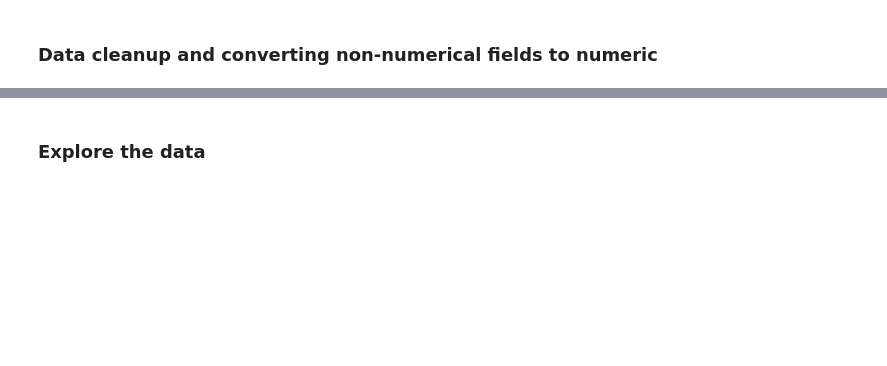
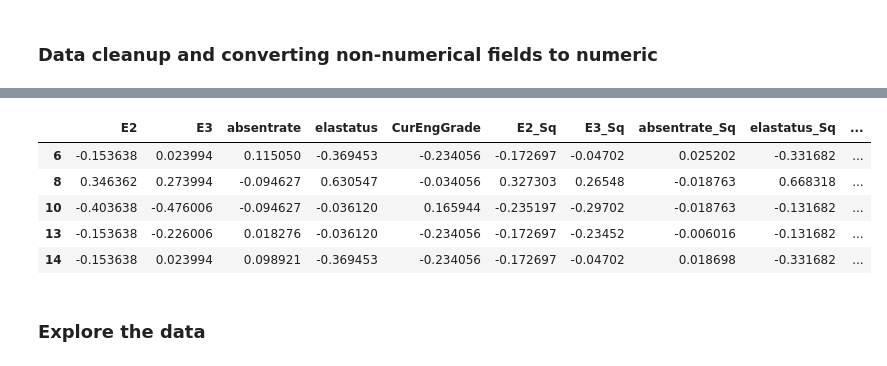
Before and after one commit to OckhamsRazor15/New-Thinkful-DS-Projects, a Jupyter notebook: Final Project/Final Project.ipynb, the cells around one changed output, grey strips where cells are left out. Saved outputs shown, nothing was run; the diff lists cells and outputs as text; code cells hidden in the pictures; blank space fills up the shorter version.

```diff
--- a/Final Project/Final Project.ipynb
+++ b/Final Project/Final Project.ipynb
@@ -34,7 +36,7 @@ Index(['student_number', 'grade_level', 'ca_elastatus', 'Race', 'Zip', 'E1',
 # %%
 #I'm not exactly happy with this as we're essentially giving students 0 for missing data, but we have to start somewhere
 #I might run another dataset dropping them and looking at the difference.
-data= data.dropna()
+data= data.fillna(0)
 # %%
 #This is going to take our grades that are in letters and convert them to numbers
 #We're not going to worry too much about the + and - even though they have a slight difference, we will group them
@@ -91,0 +98,25 @@ X = mainSet.drop("elastatus", axis=1)
+# %%
+data["absentrate"] = data["Days Absent 2018-2019"]
+#create our X variable
+mainSet = data[["grade_level", "absentrate", "E1", "E2", 'E3'
+         , "M1", "M2", "M3", "Zip", "CurEngGrade", "CurMathGrade", "elastatus" ]]
+
+
+#X = mainSet.drop("E1", axis=1)
+X = mainSet[["E1","E2", "E3", "absentrate", "elastatus", "CurEngGrade"]]
+X["E2_Sq"] = mainSet["E2"] ** 2
+X["E3_Sq"] = mainSet["E3"] ** 2
+#X["CurEngGrade_Sq"] = mainSet["CurEngGrade"] ** 2
+X["absentrate_Sq"] = mainSet["absentrate"] ** 2
+X["elastatus_Sq"] = mainSet["elastatus"] ** 2
+
+X["inDanger"] = np.where(mainSet["CurEngGrade"] >= 4, 1, 0).astype('int')
+y = X["E1"]
+X = X.drop("E1", axis=1)
+
+X = (X - X.mean()) / (X.max() - X.min())
+
+#from sklearn.decomposition import PCA
+
+
+#X_pca = pca.fit_transform(X)
@@ -92,2 +141,11 @@ X = mainSet.drop("elastatus", axis=1)
+# %%
+X.head()
+# %% [output]
+|  | E2 | E3 | absentrate | elastatus | CurEngGrade | E2_Sq | E3_Sq | absentrate_Sq | elastatus_Sq | ... |
+| 6 | -0.153638 | 0.023994 | 0.115050 | -0.369453 | -0.234056 | -0.172697 | -0.04702 | 0.025202 | -0.331682 | ... |
+| 8 | 0.346362 | 0.273994 | -0.094627 | 0.630547 | -0.034056 | 0.327303 | 0.26548 | -0.018763 | 0.668318 | ... |
+| 10 | -0.403638 | -0.476006 | -0.094627 | -0.036120 | 0.165944 | -0.235197 | -0.29702 | -0.018763 | -0.131682 | ... |
+| 13 | -0.153638 | -0.226006 | 0.018276 | -0.036120 | -0.234056 | -0.172697 | -0.23452 | -0.006016 | -0.131682 | ... |
+| 14 | -0.153638 | 0.023994 | 0.098921 | -0.369453 | -0.234056 | -0.172697 | -0.04702 | 0.018698 | -0.331682 | ... |
 # %%
 #clean up the spaces in some areas
```
Also changed, not shown: parts of 24 cells of this notebook.
